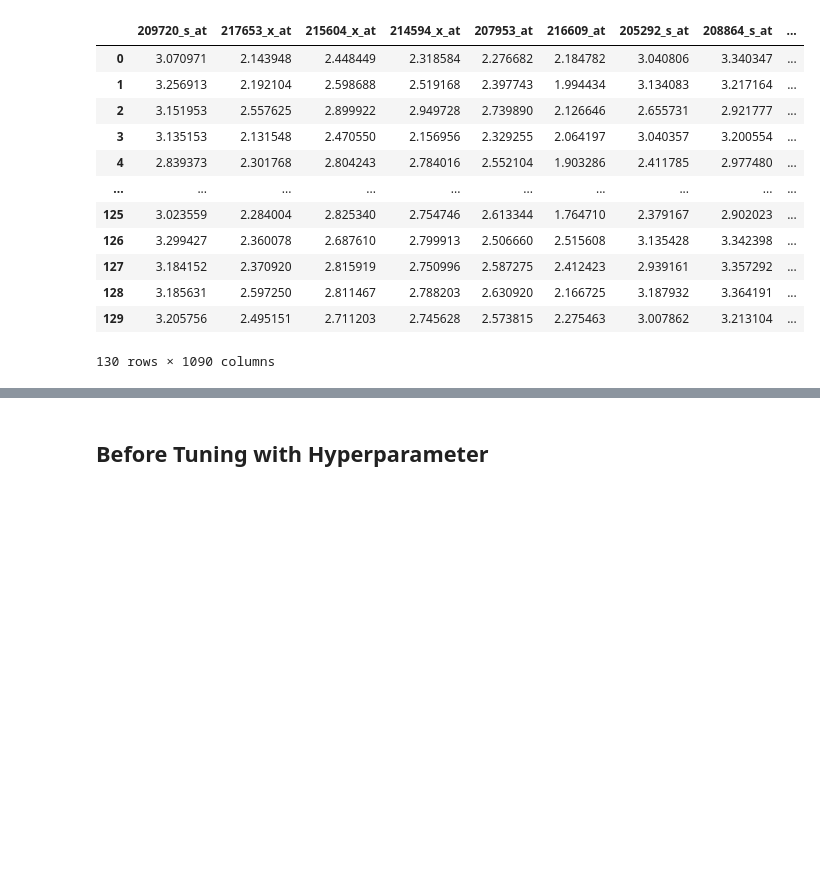
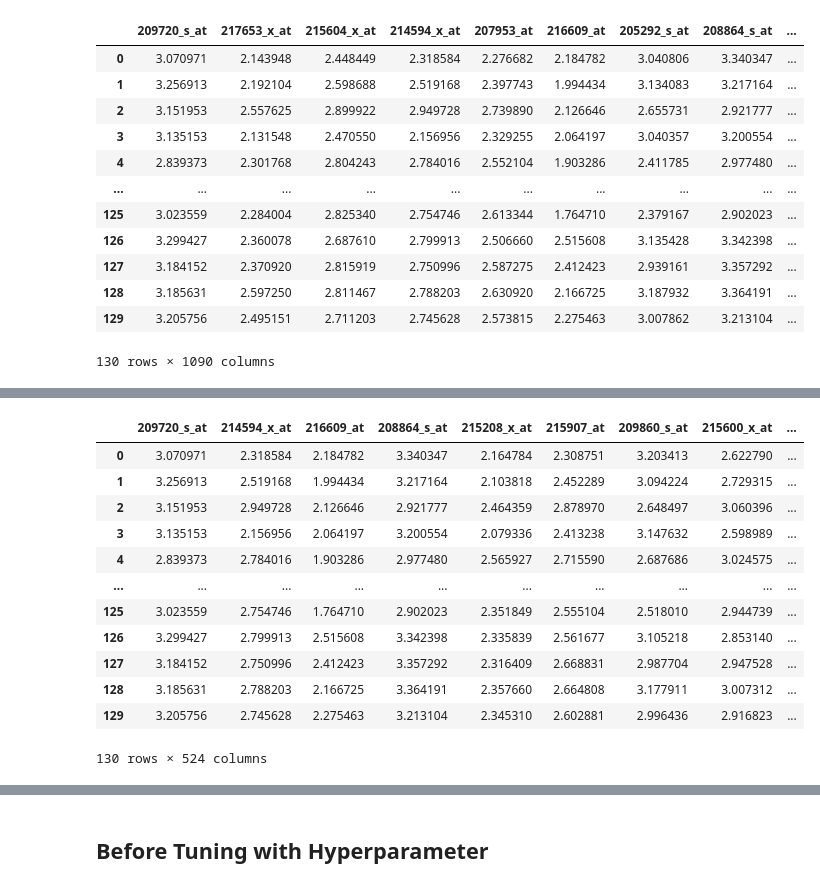
Before and after one commit to AufaAnasin/Implement-PSO-SVM-GeneExpression-LungCancer, a Jupyter notebook: 5_hyperparameter-tuning.ipynb, the cells around one changed output, grey strips where cells are left out. Cells and saved outputs as stored; diff of their text form; code cells hidden in the pictures; blank space fills up the shorter version.

```diff
--- a/5_hyperparameter-tuning.ipynb
+++ b/5_hyperparameter-tuning.ipynb
@@ -18,15 +18,23 @@ y_valid = pd.read_csv('dataset-after-preparation\y_valid.csv')
 
 #input the selected feature by using variance threshold
 VT_selected_feature_Zoo = joblib.load('VT_selected_feature_Zoo.pkl')
-pso_linear = joblib.load('PSO-selected-feature/pso-linear.pkl')
-pso_rbf = joblib.load('PSO-selected-feature/pso-rbf.pkl')
-pso_poly = joblib.load('PSO-selected-feature/pso-poly.pkl')
+pso_linear_first = joblib.load('PSO-selected-feature/pso-linear-first.pkl')
+pso_rbf_first = joblib.load('PSO-selected-feature/pso-rbf-first.pkl')
+pso_poly_first = joblib.load('PSO-selected-feature/pso-poly-first.pkl')
+
+pso_linear_second = joblib.load('PSO-selected-feature/pso-linear-second.pkl')
+pso_rbf_second = joblib.load('PSO-selected-feature/pso-rbf-second.pkl')
+pso_poly_second = joblib.load('PSO-selected-feature/pso-poly-second.pkl')
 # %%
 #put the selected feature on the dataset
 X_train_VT = X_train[VT_selected_feature_Zoo]
-X_train_linear = X_train[pso_linear]
-X_train_rbf = X_train[pso_rbf]
-X_train_poly = X_train[pso_poly]
+X_train_linear_first = X_train[pso_linear_first]
+X_train_rbf_first = X_train[pso_rbf_first]
+X_train_poly_first = X_train[pso_poly_first]
+
+X_train_linear_second = X_train[pso_linear_second]
+X_train_rbf_second = X_train[pso_rbf_second]
+X_train_poly_second = X_train[pso_poly_second]
 # %%
 X_train_VT
 # %% [output]
@@ -93,0 +54,16 @@ X_train_poly
+# %%
+X_train_linear_first
+# %% [output]
+|  | 209720_s_at | 214594_x_at | 216609_at | 208864_s_at | 215208_x_at | 215907_at | 209860_s_at | 215600_x_at | ... |
+| 0 | 3.070971 | 2.318584 | 2.184782 | 3.340347 | 2.164784 | 2.308751 | 3.203413 | 2.622790 | ... |
+| 1 | 3.256913 | 2.519168 | 1.994434 | 3.217164 | 2.103818 | 2.452289 | 3.094224 | 2.729315 | ... |
+| 2 | 3.151953 | 2.949728 | 2.126646 | 2.921777 | 2.464359 | 2.878970 | 2.648497 | 3.060396 | ... |
+| 3 | 3.135153 | 2.156956 | 2.064197 | 3.200554 | 2.079336 | 2.413238 | 3.147632 | 2.598989 | ... |
+| 4 | 2.839373 | 2.784016 | 1.903286 | 2.977480 | 2.565927 | 2.715590 | 2.687686 | 3.024575 | ... |
+| ... | ... | ... | ... | ... | ... | ... | ... | ... | ... |
+| 125 | 3.023559 | 2.754746 | 1.764710 | 2.902023 | 2.351849 | 2.555104 | 2.518010 | 2.944739 | ... |
+| 126 | 3.299427 | 2.799913 | 2.515608 | 3.342398 | 2.335839 | 2.561677 | 3.105218 | 2.853140 | ... |
+| 127 | 3.184152 | 2.750996 | 2.412423 | 3.357292 | 2.316409 | 2.668831 | 2.987704 | 2.947528 | ... |
+| 128 | 3.185631 | 2.788203 | 2.166725 | 3.364191 | 2.357660 | 2.664808 | 3.177911 | 3.007312 | ... |
+| 129 | 3.205756 | 2.745628 | 2.275463 | 3.213104 | 2.345310 | 2.602881 | 2.996436 | 2.916823 | ... |
+130 rows × 524 columns
```
Also changed, not shown: parts of 31 cells of this notebook, 31 other files.
